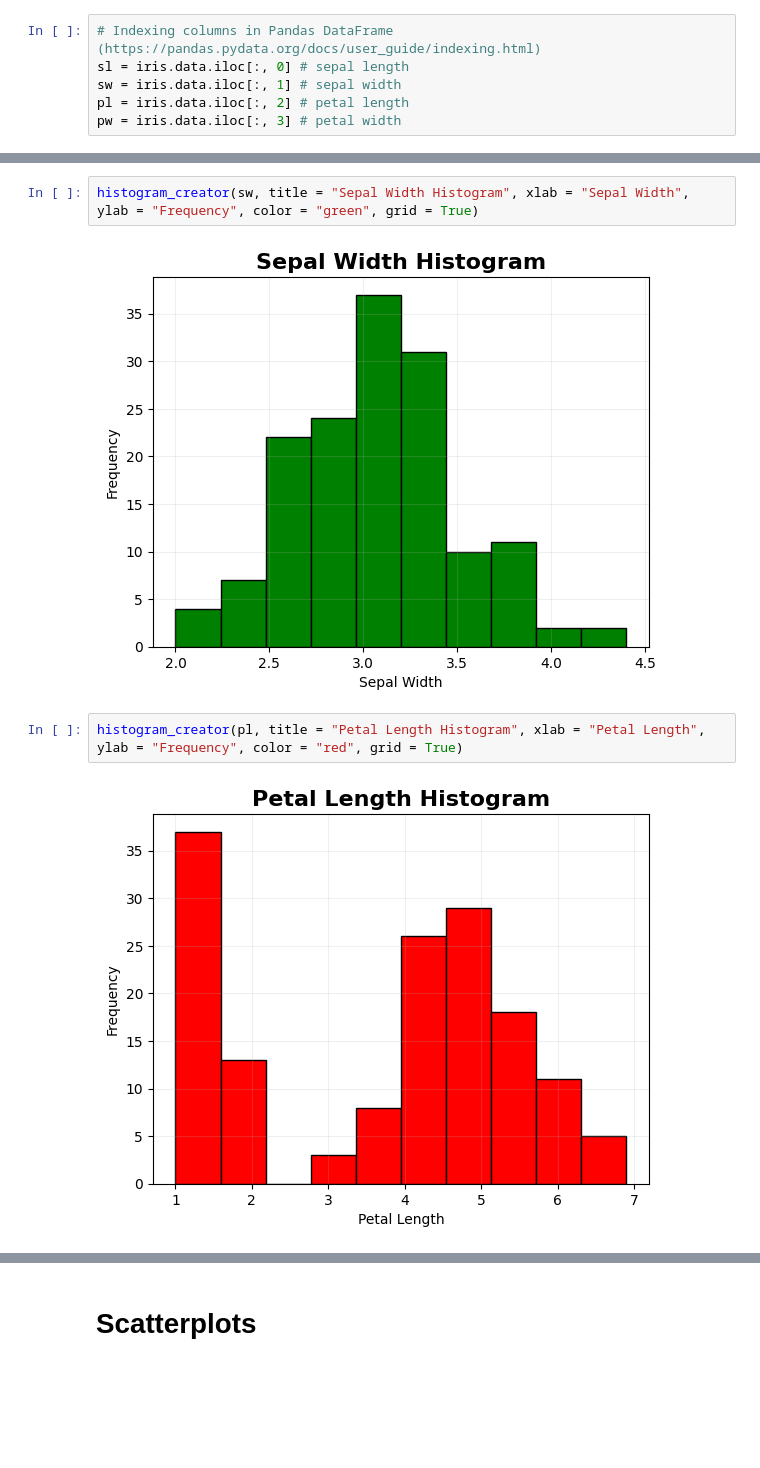
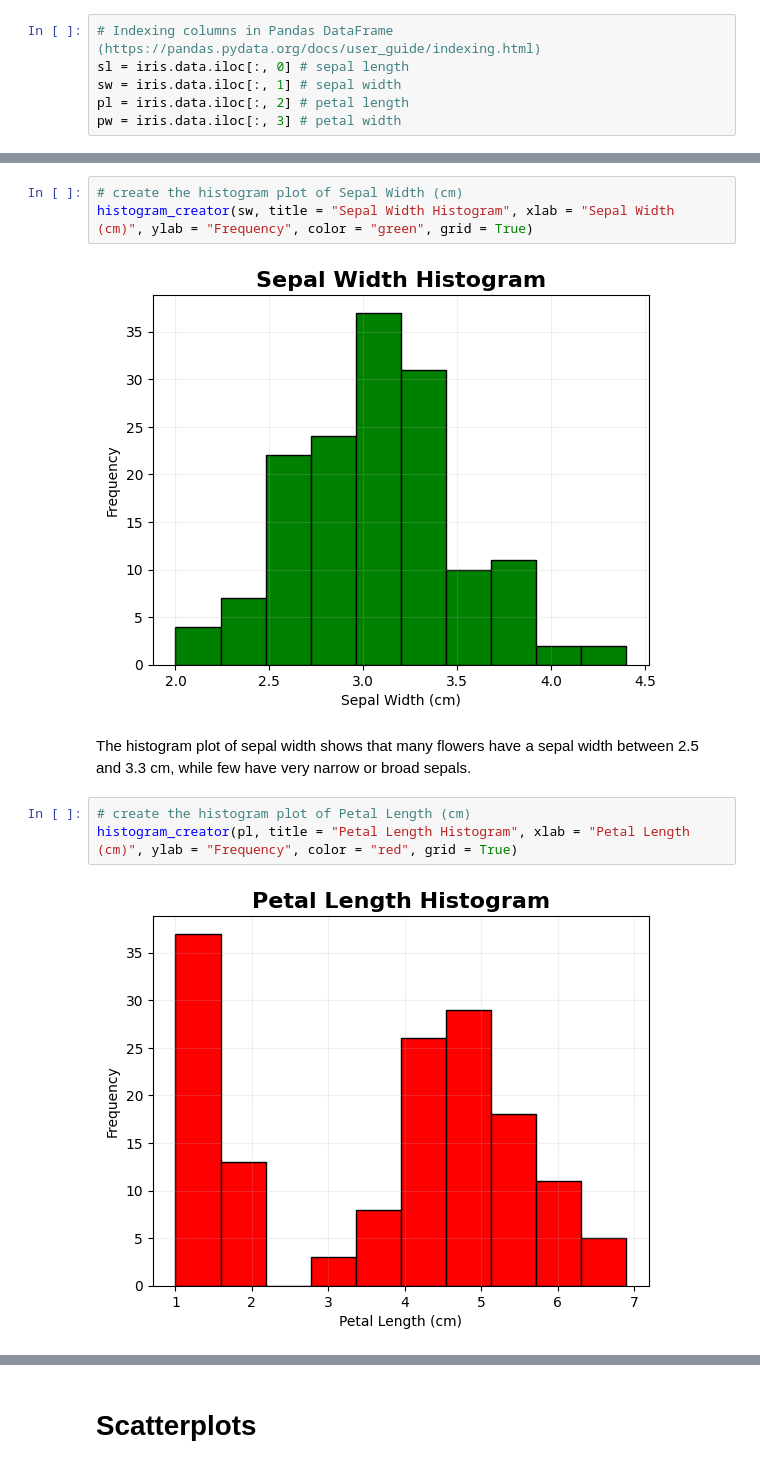
Before and after one commit to AnnaLoz28/PANDS-Project, a Jupyter notebook: iris.ipynb, the cells around one changed output, grey strips where cells are left out. Saved outputs shown, nothing was run; the diff lists cells and outputs as text; blank space fills up the shorter version.

```diff
--- a/iris.ipynb
+++ b/iris.ipynb
@@ -84,8 +149,12 @@ histogram_creator(sl, title = "Sepal Length Histogram", xlab = "Sepal Length", y
 # %%
-histogram_creator(sw, title = "Sepal Width Histogram", xlab = "Sepal Width", ylab = "Frequency", color = "green", grid = True)
+# create the histogram plot of Sepal Width (cm)
+histogram_creator(sw, title = "Sepal Width Histogram", xlab = "Sepal Width (cm)", ylab = "Frequency", color = "green", grid = True)
 # %% [output]
-[figure, old version]
+[figure, new version]
+# %% [markdown]
+The histogram plot of sepal width shows that many flowers have a sepal width between 2.5 and 3.3 cm, while few have very narrow or broad sepals.
 # %%
-histogram_creator(pl, title = "Petal Length Histogram", xlab = "Petal Length", ylab = "Frequency", color = "red", grid = True)
+# create the histogram plot of Petal Length (cm)
+histogram_creator(pl, title = "Petal Length Histogram", xlab = "Petal Length (cm)", ylab = "Frequency", color = "red", grid = True)
 # %% [output]
-[figure, old version]
+[figure, new version]
```
Also changed, not shown: parts of 57 cells of this notebook, 1 other file.
